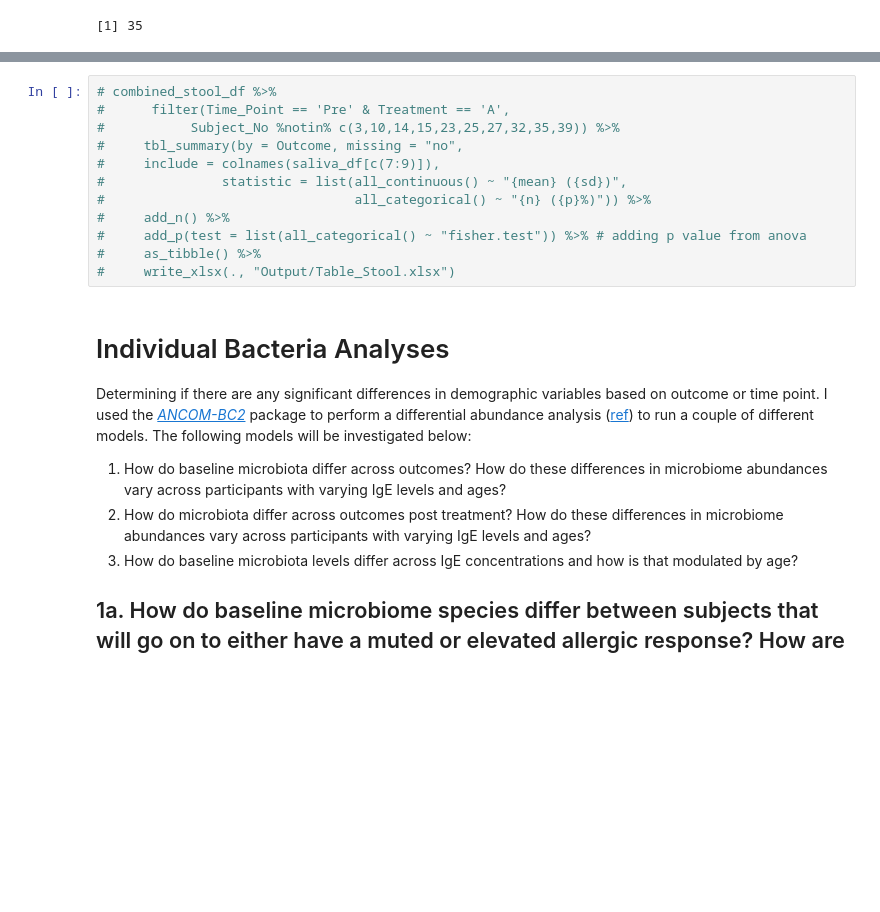
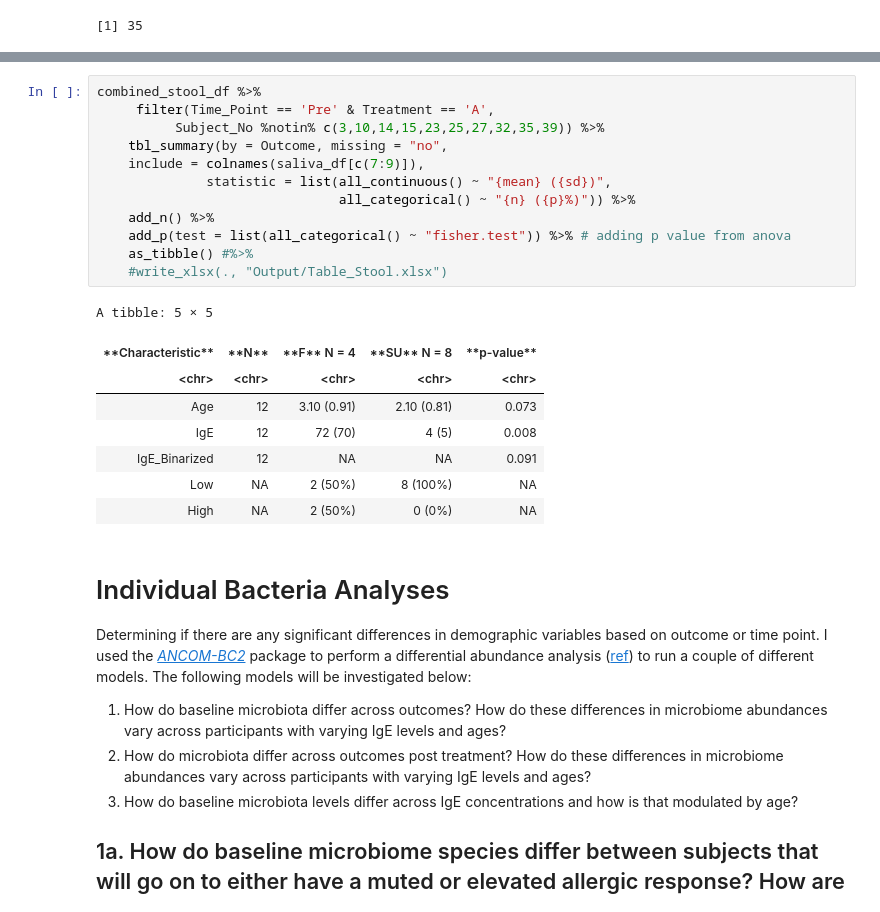
Before and after one commit to Ragerlab/P1013.-Microbiome-Peanut-Allergy, a Jupyter notebook: 2. Individual Bacteria Analyses/Individual Bacteria Analyses.ipynb, the cells around one changed output, grey strips where cells are left out. Drawn from its saved outputs; the diff is of its cells as text; blank space fills up the shorter version.

```diff
--- a/2. Individual Bacteria Analyses/Individual Bacteria Analyses.ipynb
+++ b/2. Individual Bacteria Analyses/Individual Bacteria Analyses.ipynb
@@ -111,15 +120,24 @@ length(unique(combined_stool_df$Subject_No))
 # %%
-# combined_stool_df %>%
-#      filter(Time_Point == 'Pre' & Treatment == 'A',
-#           Subject_No %notin% c(3,10,14,15,23,25,27,32,35,39)) %>%
-#     tbl_summary(by = Outcome, missing = "no",
-#     include = colnames(saliva_df[c(7:9)]),
-#               statistic = list(all_continuous() ~ "{mean} ({sd})",
-#                                all_categorical() ~ "{n} ({p}%)")) %>%
-#     add_n() %>%
-#     add_p(test = list(all_categorical() ~ "fisher.test")) %>% # adding p value from anova
-#     as_tibble() %>%
-#     write_xlsx(., "Output/Table_Stool.xlsx")
+combined_stool_df %>%
+     filter(Time_Point == 'Pre' & Treatment == 'A',
+          Subject_No %notin% c(3,10,14,15,23,25,27,32,35,39)) %>%
+    tbl_summary(by = Outcome, missing = "no",
+    include = colnames(saliva_df[c(7:9)]),
+              statistic = list(all_continuous() ~ "{mean} ({sd})",
+                               all_categorical() ~ "{n} ({p}%)")) %>%
+    add_n() %>%
+    add_p(test = list(all_categorical() ~ "fisher.test")) %>% # adding p value from anova
+    as_tibble() #%>%
+    #write_xlsx(., "Output/Table_Stool.xlsx")
+# %% [output]
+A tibble: 5 × 5
+| **Characteristic** | **N** | **F** N = 4 | **SU** N = 8 | **p-value** |
+| <chr> | <chr> | <chr> | <chr> | <chr> |
+| Age | 12 | 3.10 (0.91) | 2.10 (0.81) | 0.073 |
+| IgE | 12 | 72 (70) | 4 (5) | 0.008 |
+| IgE_Binarized | 12 | NA | NA | 0.091 |
+| Low | NA | 2 (50%) | 8 (100%) | NA |
+| High | NA | 2 (50%) | 0 (0%) | NA |
 # %% [markdown]
 # Individual Bacteria Analyses
 
```
Also changed, not shown: parts of 3 cells of this notebook.
